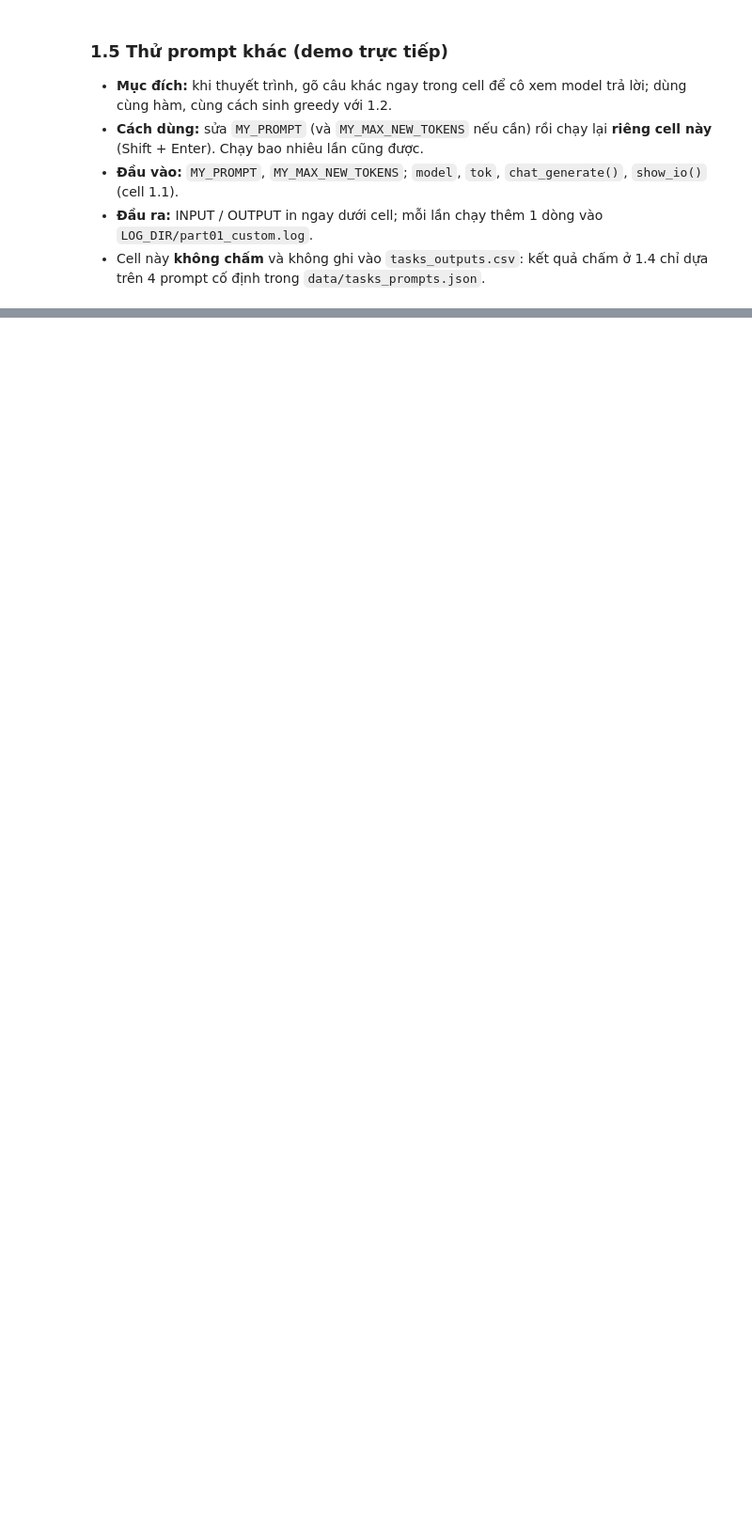
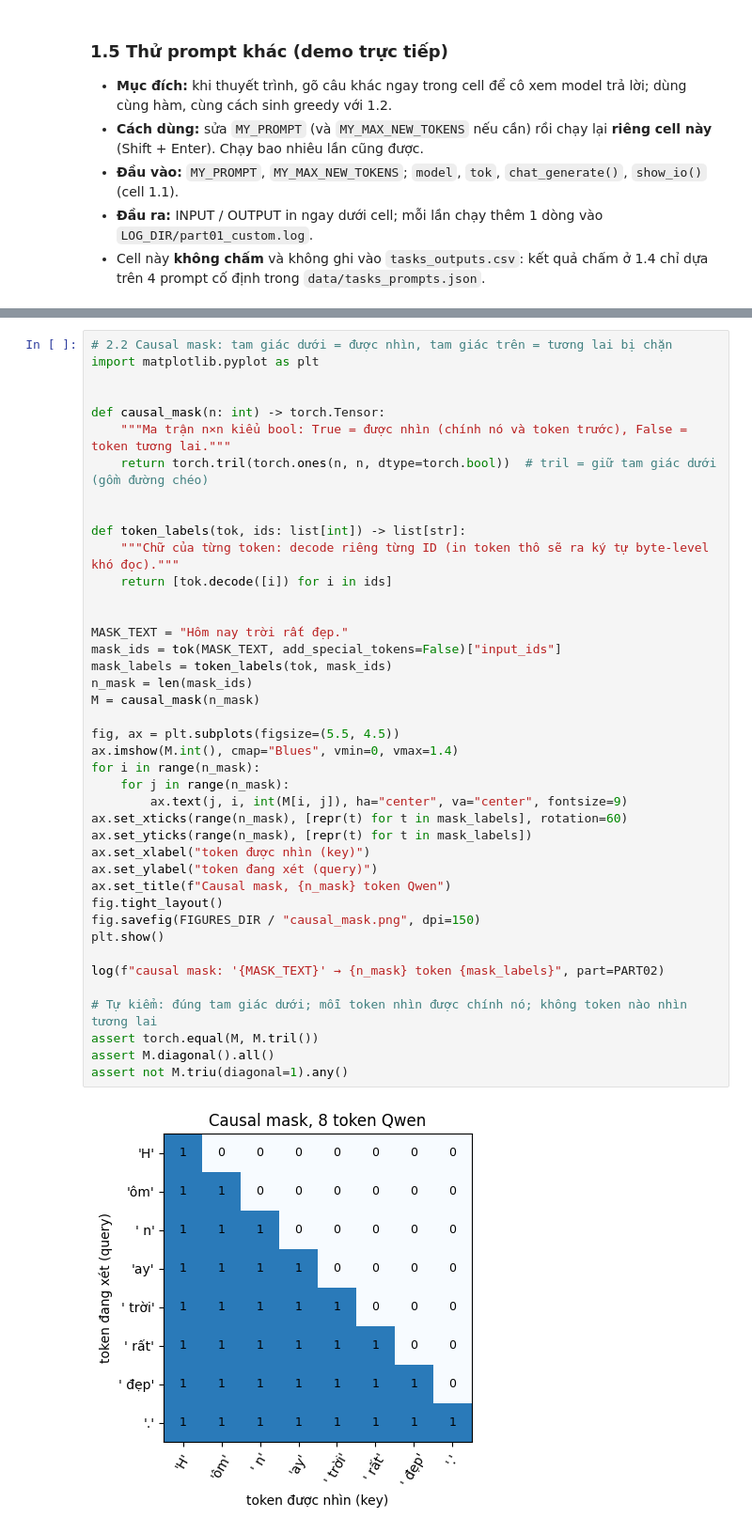
Before and after one commit to pptthu/LLMs_DL, a Jupyter notebook: notebook/llm_presentation.ipynb, the cells around one changed output, grey strips where cells are left out. Shown at 94% size. Cells and saved outputs as stored; diff of their text form; blank space fills up the shorter version.

```diff
--- a/notebook/llm_presentation.ipynb
+++ b/notebook/llm_presentation.ipynb
@@ -644,0 +742,43 @@ _Chưa có code._
+# %%
+# 2.2 Causal mask: tam giác dưới = được nhìn, tam giác trên = tương lai bị chặn
+import matplotlib.pyplot as plt
+
+
+def causal_mask(n: int) -> torch.Tensor:
+    """Ma trận n×n kiểu bool: True = được nhìn (chính nó và token trước), False = token tương lai."""
+    return torch.tril(torch.ones(n, n, dtype=torch.bool))  # tril = giữ tam giác dưới (gồm đường chéo)
+
+
+def token_labels(tok, ids: list[int]) -> list[str]:
+    """Chữ của từng token: decode riêng từng ID (in token thô sẽ ra ký tự byte-level khó đọc)."""
+    return [tok.decode([i]) for i in ids]
+
+
+MASK_TEXT = "Hôm nay trời rất đẹp."
+mask_ids = tok(MASK_TEXT, add_special_tokens=False)["input_ids"]
+mask_labels = token_labels(tok, mask_ids)
+n_mask = len(mask_ids)
+M = causal_mask(n_mask)
+
+fig, ax = plt.subplots(figsize=(5.5, 4.5))
+ax.imshow(M.int(), cmap="Blues", vmin=0, vmax=1.4)
+for i in range(n_mask):
+    for j in range(n_mask):
+        ax.text(j, i, int(M[i, j]), ha="center", va="center", fontsize=9)
+ax.set_xticks(range(n_mask), [repr(t) for t in mask_labels], rotation=60)
+ax.set_yticks(range(n_mask), [repr(t) for t in mask_labels])
+ax.set_xlabel("token được nhìn (key)")
+ax.set_ylabel("token đang xét (query)")
+ax.set_title(f"Causal mask, {n_mask} token Qwen")
+fig.tight_layout()
+fig.savefig(FIGURES_DIR / "causal_mask.png", dpi=150)
+plt.show()
+
+log(f"causal mask: '{MASK_TEXT}' → {n_mask} token {mask_labels}", part=PART02)
+
+# Tự kiểm: đúng tam giác dưới; mỗi token nhìn được chính nó; không token nào nhìn tương lai
+assert torch.equal(M, M.tril())
+assert M.diagonal().all()
+assert not M.triu(diagonal=1).any()
+# %% [output]
+[figure, added]
```
Also changed, not shown: parts of 114 cells of this notebook, 2 other files.
